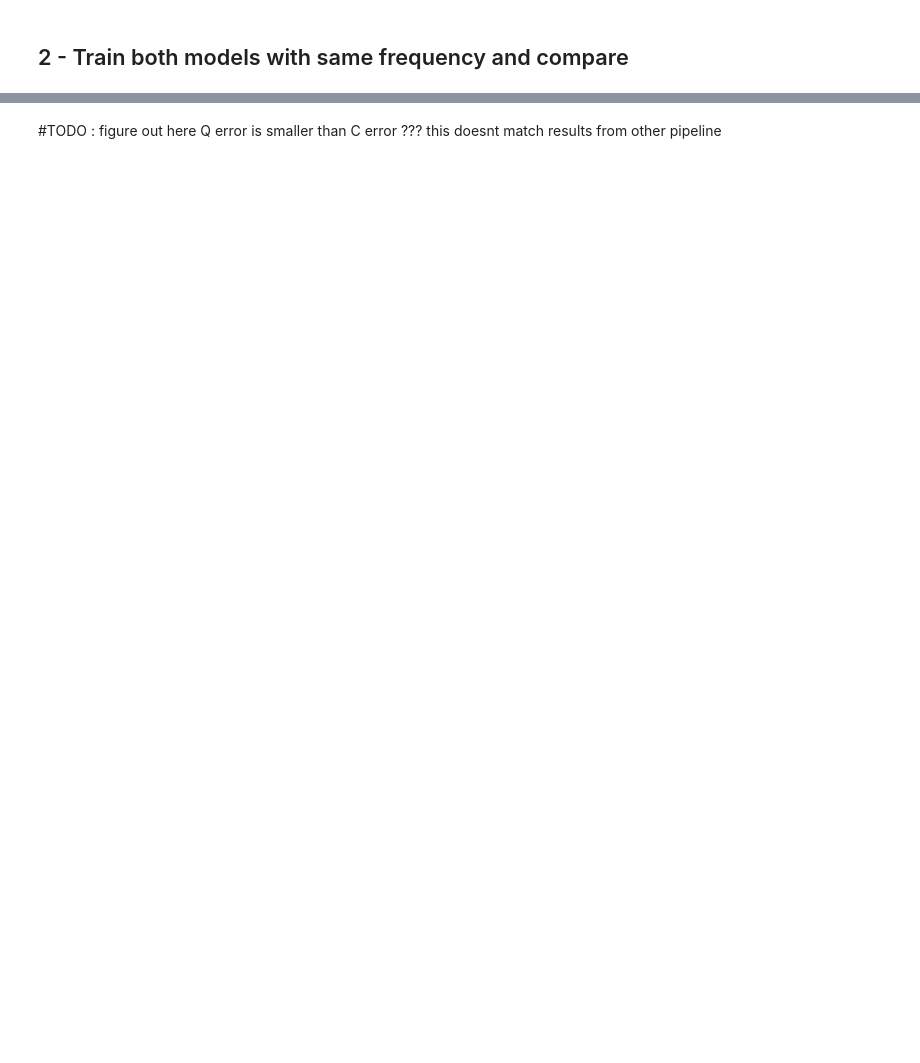
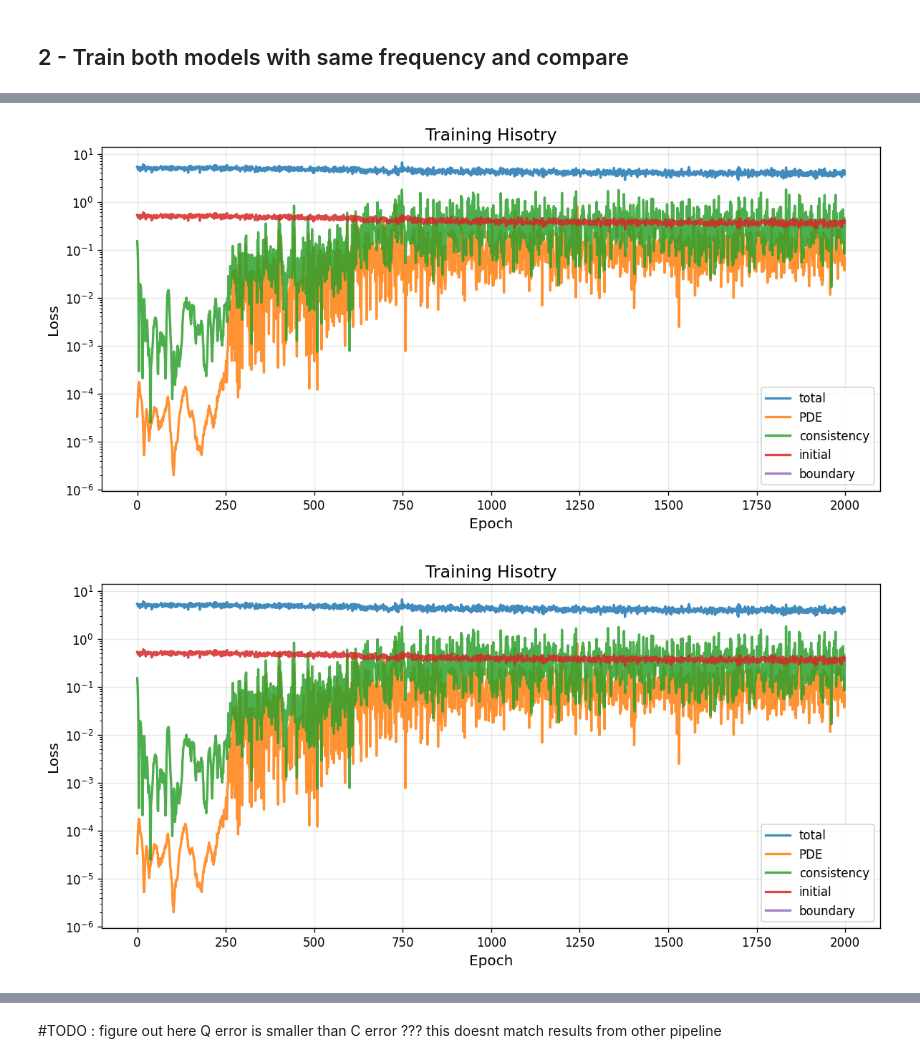
Before and after one commit to jadorez/QPINN-Analysis, a Jupyter notebook: notebooks/Fourier_demo.ipynb, the cells around one changed output, grey strips where cells are left out. Saved outputs shown, nothing was run; the diff lists cells and outputs as text; code cells hidden in the pictures; blank space fills up the shorter version.

```diff
--- a/notebooks/Fourier_demo.ipynb
+++ b/notebooks/Fourier_demo.ipynb
@@ -136,16 +137,19 @@ FREQUENCY = 1
 # %%
 
-#ref_pde = HeatEquation(freq=FREQUENCY)
-ref_pde = WaveEquation(freq=FREQUENCY, c=2.0)
+ref_pde = HeatEquation(freq=FREQUENCY, alpha=0.01)
+#ref_pde = WaveEquation(freq=FREQUENCY, c=1.5)
 
 # QPINN
-qpinn_ref = MerlinHeatQPINN().to(device)
-history_q = train(model=qpinn_ref, pde=ref_pde, epochs = 600)
+#qpinn_ref = MerlinHeatQPINN().to(device)
+#history_q = train(model=qpinn_ref, pde=ref_pde, epochs = 600)
 
 # Classical
 classical_ref = ClassicalHeatQPINN(feature_size=FEATURE_SIZE, hidden_readout=HIDDEN_READOUT, quantum_output_size=QUANTUM_OUTPUT_SIZE, pde = ref_pde).to(device)
-history_c = train(model=classical_ref, pde=ref_pde, epochs = 300)
+history_c = train(model=classical_ref, pde=ref_pde, epochs = N_EPOCHS)
 
-qpinn_weights_ref = MerlinTunableSimple(feature_size=FEATURE_SIZE, hidden_readout=HIDDEN_READOUT, pde=ref_pde).to(device)
-history_qpinn_weights = train(model=qpinn_weights_ref, pde=ref_pde, epochs = 300)
+plot_training_history(
+    history_c,
+    save_path ='../figures/fourier_demo/history_c.png',  # set to None to skip saving
+    show      = True,
+)
 # %% [output]
@@ -168,0 +173,2 @@ Done — 13.4s total
+[figure, added]
+[figure, added]
```
Also changed, not shown: parts of 26 cells of this notebook, 38 other files.
